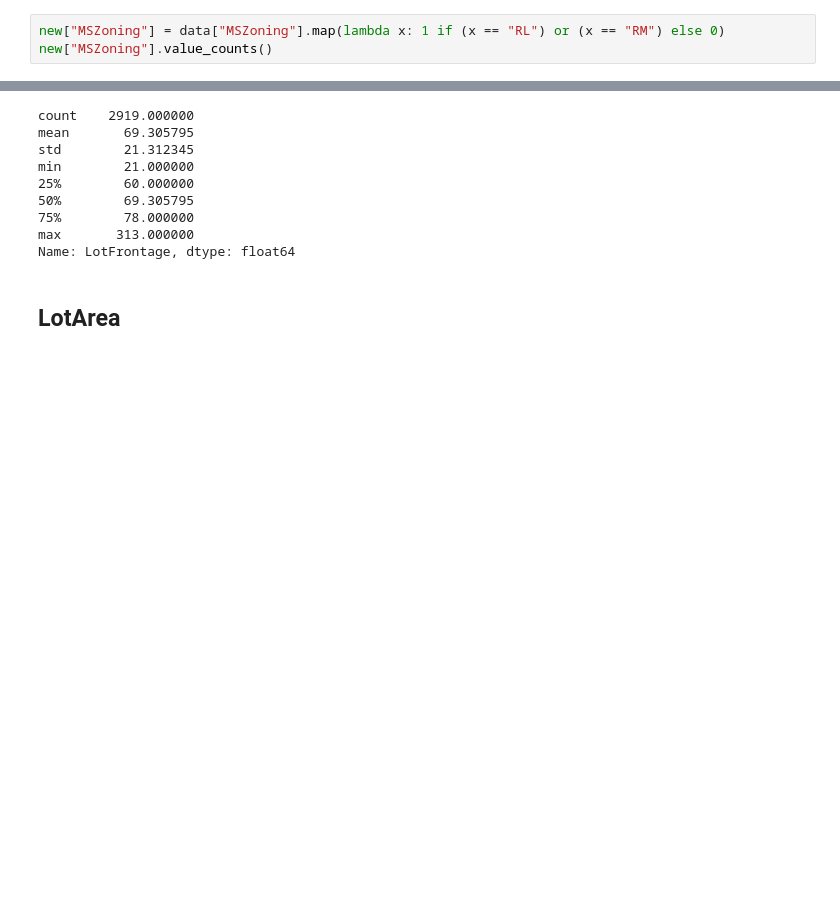
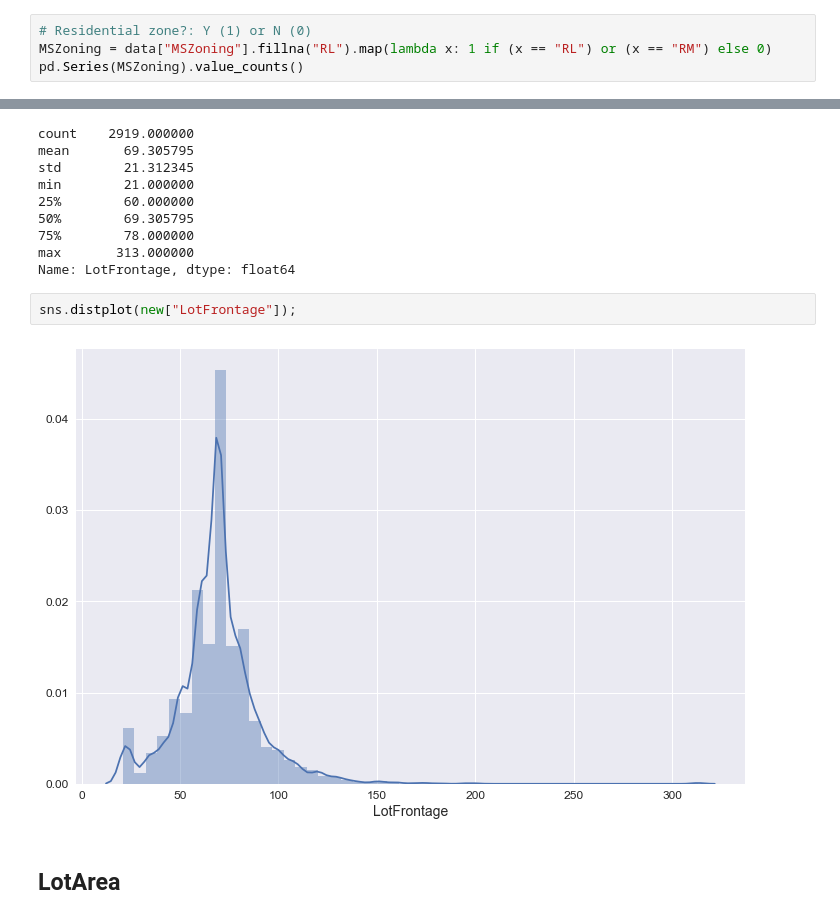
Before and after one commit to dsnair/Ames_Housing_Data, a Jupyter notebook: feature_engineering/feature_engineering.ipynb, the cells around one changed output, grey strips where cells are left out. Cells and saved outputs as stored; diff of their text form; blank space fills up the shorter version.

```diff
--- a/feature_engineering/feature_engineering.ipynb
+++ b/feature_engineering/feature_engineering.ipynb
@@ -94,4 +77,5 @@ Residential zone?: Y (1) or N (0)
 # %%
-new["MSZoning"] = data["MSZoning"].map(lambda x: 1 if (x == "RL") or (x == "RM") else 0)
-new["MSZoning"].value_counts()
+# Residential zone?: Y (1) or N (0)
+MSZoning = data["MSZoning"].fillna("RL").map(lambda x: 1 if (x == "RL") or (x == "RM") else 0)
+pd.Series(MSZoning).value_counts()
 # %% [output]
@@ -125,6 +111,10 @@ min        21.000000
 75%        78.000000
 max       313.000000
 Name: LotFrontage, dtype: float64
+# %%
+sns.distplot(new["LotFrontage"]);
+# %% [output]
+[figure, added]
 # %% [markdown]
 ## LotArea
 # %%
```
Also changed, not shown: parts of 156 cells of this notebook, 2 other files.
